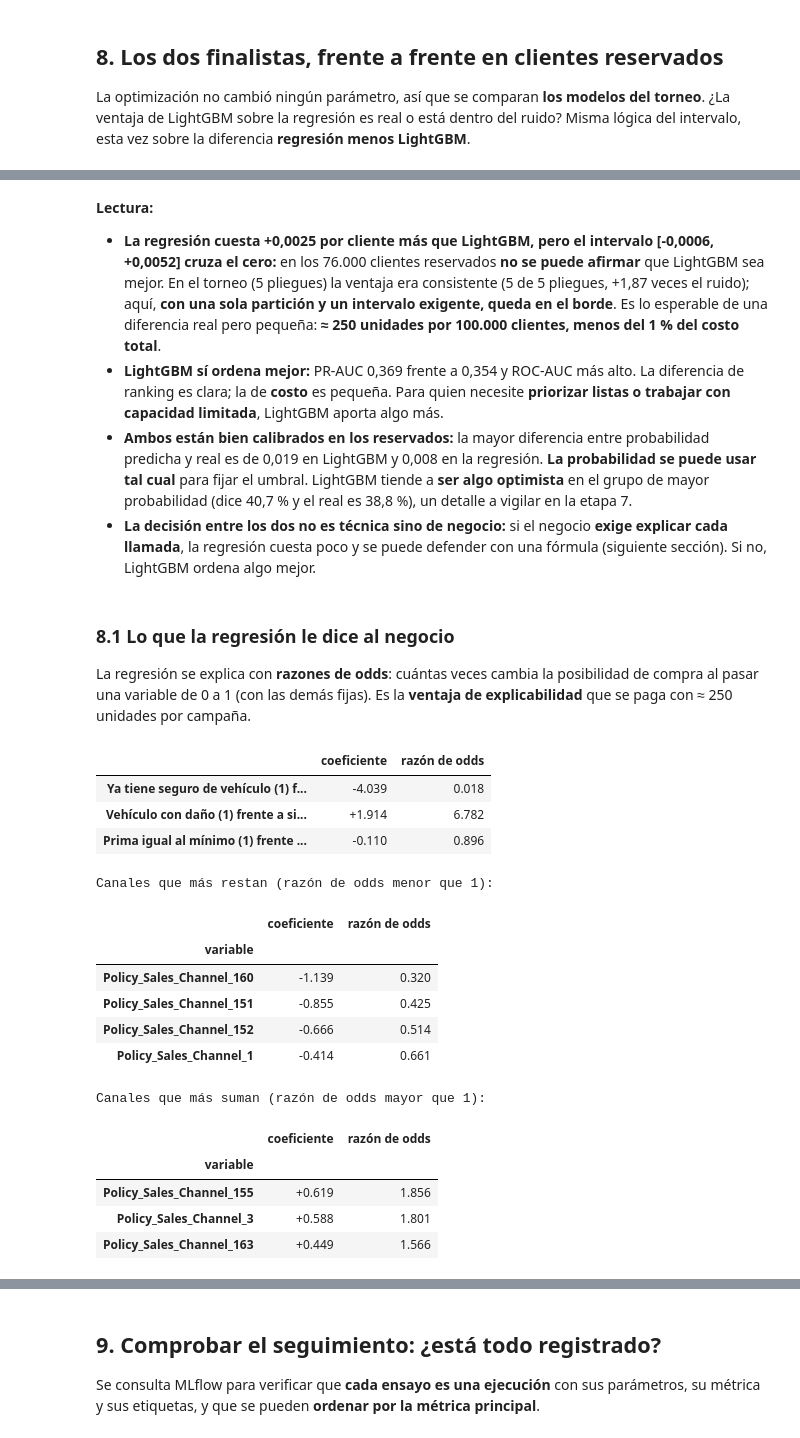
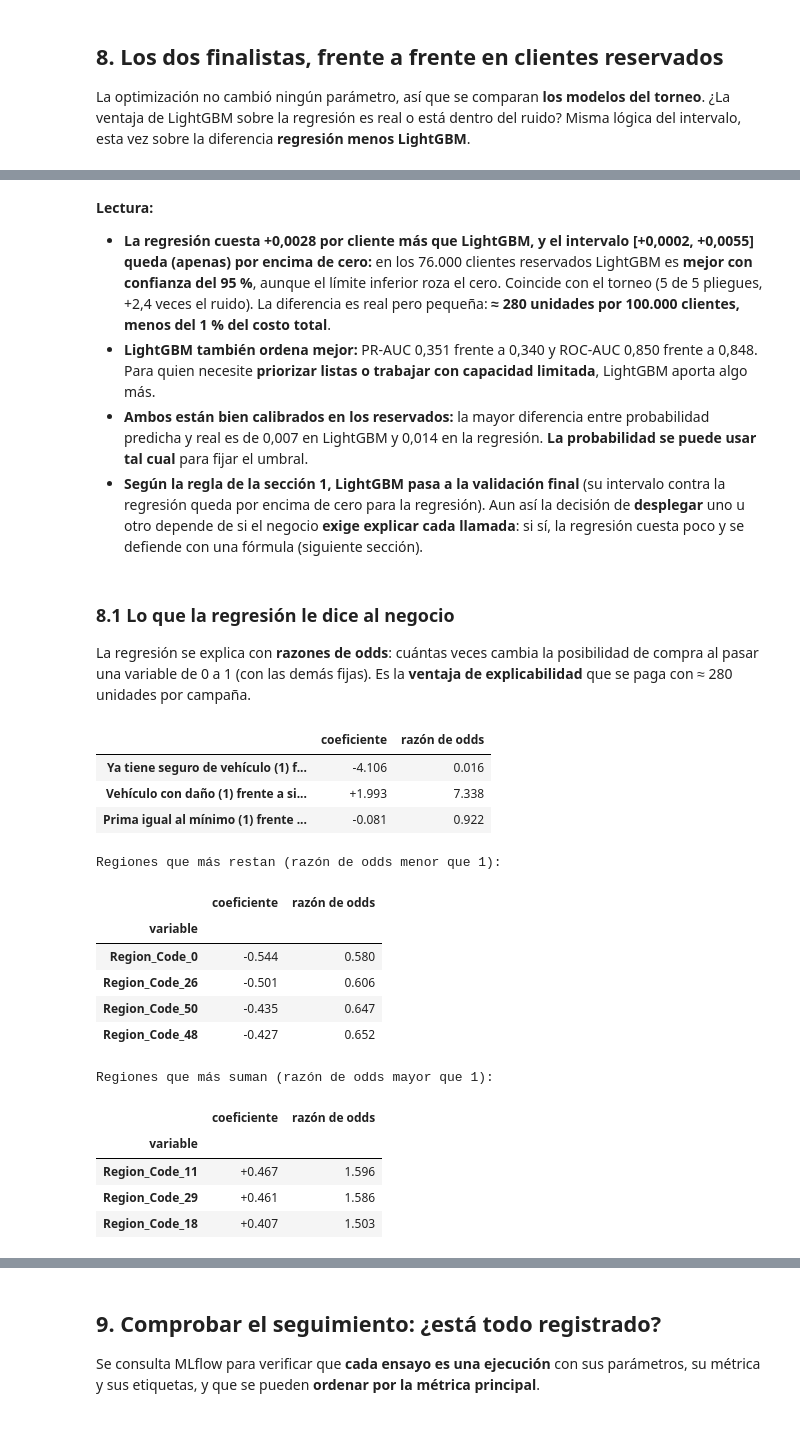
Before and after one commit to andiryospina/proyecto_venta_cruzada_seguro, a Jupyter notebook: notebooks/06_optimizacion.ipynb, the cells around one changed output, grey strips where cells are left out. Drawn from its saved outputs; the diff is of its cells as text; code cells hidden in the pictures.

```diff
--- a/notebooks/06_optimizacion.ipynb
+++ b/notebooks/06_optimizacion.ipynb
@@ -404,45 +401,45 @@ Mayor diferencia entre predicha y real en un decil: {'LightGBM': 0.0194, 'regres
 # %% [markdown]
 **Lectura:**
-- **La regresión cuesta +0,0025 por cliente más que LightGBM, pero el intervalo [-0,0006, +0,0052] cruza el cero:** en los 76.000 clientes reservados **no se puede afirmar** que LightGBM sea mejor. En el torneo (5 pliegues) la ventaja era consistente (5 de 5 pliegues, +1,87 veces el ruido); aquí, **con una sola partición y un intervalo exigente, queda en el borde**. Es lo esperable de una diferencia real pero pequeña: **≈ 250 unidades por 100.000 clientes, menos del 1 % del costo total**.
-- **LightGBM sí ordena mejor:** PR-AUC 0,369 frente a 0,354 y ROC-AUC más alto. La diferencia de ranking es clara; la de **costo** es pequeña. Para quien necesite **priorizar listas o trabajar con capacidad limitada**, LightGBM aporta algo más.
-- **Ambos están bien calibrados en los reservados:** la mayor diferencia entre probabilidad predicha y real es de 0,019 en LightGBM y 0,008 en la regresión. **La probabilidad se puede usar tal cual** para fijar el umbral. LightGBM tiende a **ser algo optimista** en el grupo de mayor probabilidad (dice 40,7 % y el real es 38,8 %), un detalle a vigilar en la etapa 7.
-- **La decisión entre los dos no es técnica sino de negocio:** si el negocio **exige explicar cada llamada**, la regresión cuesta poco y se puede defender con una fórmula (siguiente sección). Si no, LightGBM ordena algo mejor.
+- **La regresión cuesta +0,0028 por cliente más que LightGBM, y el intervalo [+0,0002, +0,0055] queda (apenas) por encima de cero:** en los 76.000 clientes reservados LightGBM es **mejor con confianza del 95 %**, aunque el límite inferior roza el cero. Coincide con el torneo (5 de 5 pliegues, +2,4 veces el ruido). La diferencia es real pero pequeña: **≈ 280 unidades por 100.000 clientes, menos del 1 % del costo total**.
+- **LightGBM también ordena mejor:** PR-AUC 0,351 frente a 0,340 y ROC-AUC 0,850 frente a 0,848. Para quien necesite **priorizar listas o trabajar con capacidad limitada**, LightGBM aporta algo más.
+- **Ambos están bien calibrados en los reservados:** la mayor diferencia entre probabilidad predicha y real es de 0,007 en LightGBM y 0,014 en la regresión. **La probabilidad se puede usar tal cual** para fijar el umbral.
+- **Según la regla de la sección 1, LightGBM pasa a la validación final** (su intervalo contra la regresión queda por encima de cero para la regresión). Aun así la decisión de **desplegar** uno u otro depende de si el negocio **exige explicar cada llamada**: si sí, la regresión cuesta poco y se defiende con una fórmula (siguiente sección).
 # %% [markdown]
 ### 8.1 Lo que la regresión le dice al negocio
 
-La regresión se explica con **razones de odds**: cuántas veces cambia la posibilidad de compra al pasar una variable de 0 a 1 (con las demás fijas). Es la **ventaja de explicabilidad** que se paga con ≈ 250 unidades por campaña.
+La regresión se explica con **razones de odds**: cuántas veces cambia la posibilidad de compra al pasar una variable de 0 a 1 (con las demás fijas). Es la **ventaja de explicabilidad** que se paga con ≈ 280 unidades por campaña.
 # %%
 pipe_logit = build_tuned_pipeline("regresion_logistica", START_PARAMS["regresion_logistica"]).fit(Xs, ys)
 names = pipe_logit.named_steps["features"].get_feature_names_out()
 coef = pipe_logit.named_steps["model"].coef_[0]
 odds = pd.DataFrame({"variable": names, "coeficiente": coef, "razón de odds": np.exp(coef)}).set_index("variable")
 
 key = odds.loc[["Previously_Insured", "Vehicle_Damage", "Premium_is_minimum"]].copy()
 key.index = ["Ya tiene seguro de vehículo (1) frente a no (0)", "Vehículo con daño (1) frente a sin daño (0)", "Prima igual al mínimo (1) frente a otra (0)"]
 display(key.style.format({"coeficiente": "{:+.3f}", "razón de odds": "{:.3f}"}))
 
-channels = odds[odds.index.str.startswith("Policy_Sales_Channel")].sort_values("coeficiente")
-print("Canales que más restan (razón de odds menor que 1):")
+channels = odds[odds.index.str.startswith("Region_Code")].sort_values("coeficiente")
+print("Regiones que más restan (razón de odds menor que 1):")
 display(channels.head(4).style.format({"coeficiente": "{:+.3f}", "razón de odds": "{:.3f}"}))
-print("Canales que más suman (razón de odds mayor que 1):")
+print("Regiones que más suman (razón de odds mayor que 1):")
 display(channels.tail(3).sort_values("coeficiente", ascending=False).style.format({"coeficiente": "{:+.3f}", "razón de odds": "{:.3f}"}))
 # %% [output]
 |  | coeficiente | razón de odds |
-| Ya tiene seguro de vehículo (1) f... | -4.039 | 0.018 |
-| Vehículo con daño (1) frente a si... | +1.914 | 6.782 |
-| Prima igual al mínimo (1) frente ... | -0.110 | 0.896 |
+| Ya tiene seguro de vehículo (1) f... | -4.106 | 0.016 |
+| Vehículo con daño (1) frente a si... | +1.993 | 7.338 |
+| Prima igual al mínimo (1) frente ... | -0.081 | 0.922 |
-Canales que más restan (razón de odds menor que 1):
+Regiones que más restan (razón de odds menor que 1):
 |  | coeficiente | razón de odds |
 | variable |  |  |
-| Policy_Sales_Channel_160 | -1.139 | 0.320 |
-| Policy_Sales_Channel_151 | -0.855 | 0.425 |
-| Policy_Sales_Channel_152 | -0.666 | 0.514 |
-| Policy_Sales_Channel_1 | -0.414 | 0.661 |
+| Region_Code_0 | -0.544 | 0.580 |
+| Region_Code_26 | -0.501 | 0.606 |
+| Region_Code_50 | -0.435 | 0.647 |
+| Region_Code_48 | -0.427 | 0.652 |
-Canales que más suman (razón de odds mayor que 1):
+Regiones que más suman (razón de odds mayor que 1):
 |  | coeficiente | razón de odds |
 | variable |  |  |
-| Policy_Sales_Channel_155 | +0.619 | 1.856 |
-| Policy_Sales_Channel_3 | +0.588 | 1.801 |
-| Policy_Sales_Channel_163 | +0.449 | 1.566 |
+| Region_Code_11 | +0.467 | 1.596 |
+| Region_Code_29 | +0.461 | 1.586 |
+| Region_Code_18 | +0.407 | 1.503 |
 # %% [markdown]
 **Lectura para el equipo comercial:**
```
Also changed, not shown: parts of 21 cells of this notebook, 12 other files.
